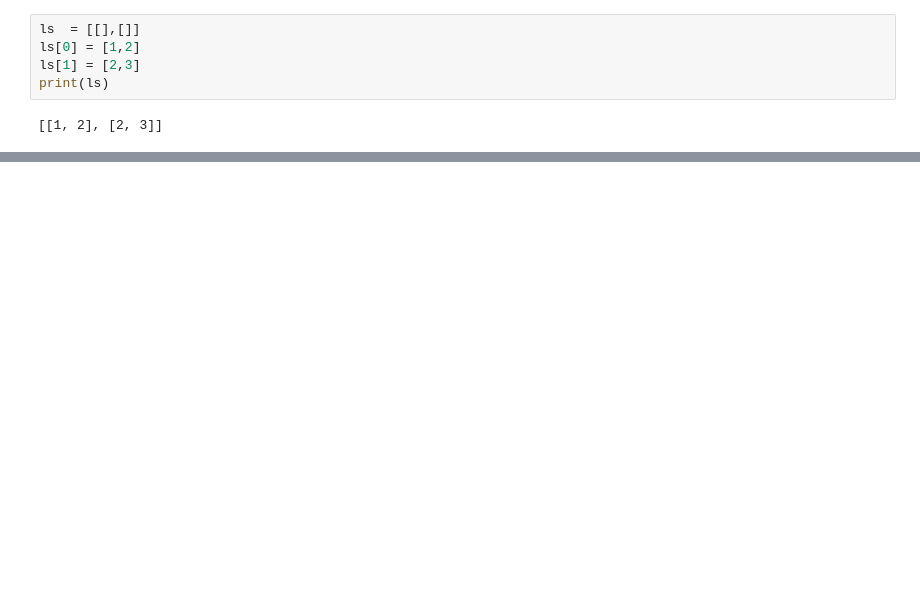
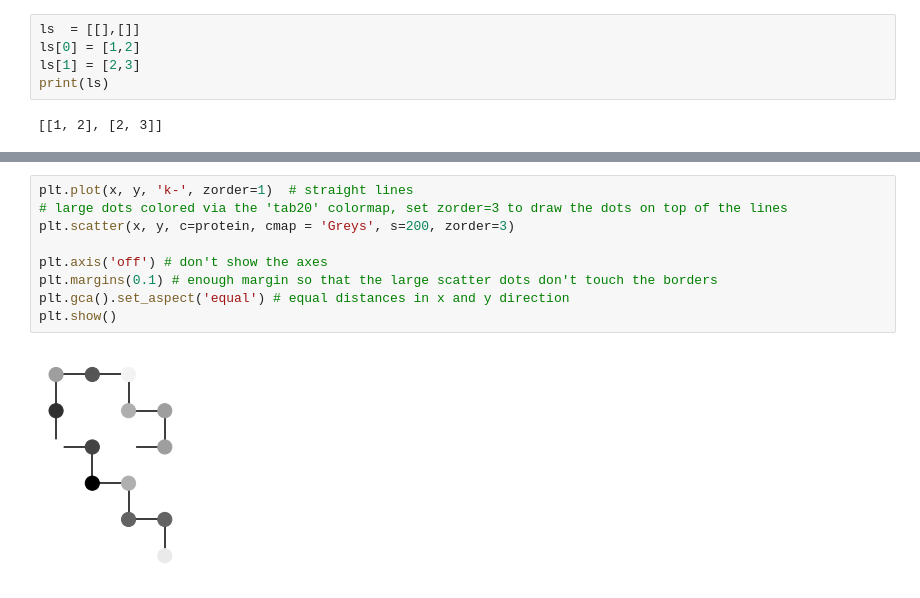
Before and after one commit to andy3278/PHYS4191_Capstone, a Jupyter notebook: final_test.ipynb, the cells around one changed output, grey strips where cells are left out. Saved outputs shown, nothing was run; the diff lists cells and outputs as text; blank space fills up the shorter version.

```diff
--- a/final_test.ipynb
+++ b/final_test.ipynb
@@ -226,0 +249,11 @@ plt.plot(range(len(every_nth)))
+# %%
+plt.plot(x, y, 'k-', zorder=1)  # straight lines
+# large dots colored via the 'tab20' colormap, set zorder=3 to draw the dots on top of the lines
+plt.scatter(x, y, c=protein, cmap = 'Greys', s=200, zorder=3)
+
+plt.axis('off') # don't show the axes
+plt.margins(0.1) # enough margin so that the large scatter dots don't touch the borders
+plt.gca().set_aspect('equal') # equal distances in x and y direction
+plt.show()
+# %% [output]
+[figure, added]
```
Also changed, not shown: parts of 7 cells of this notebook, 3 other files.
